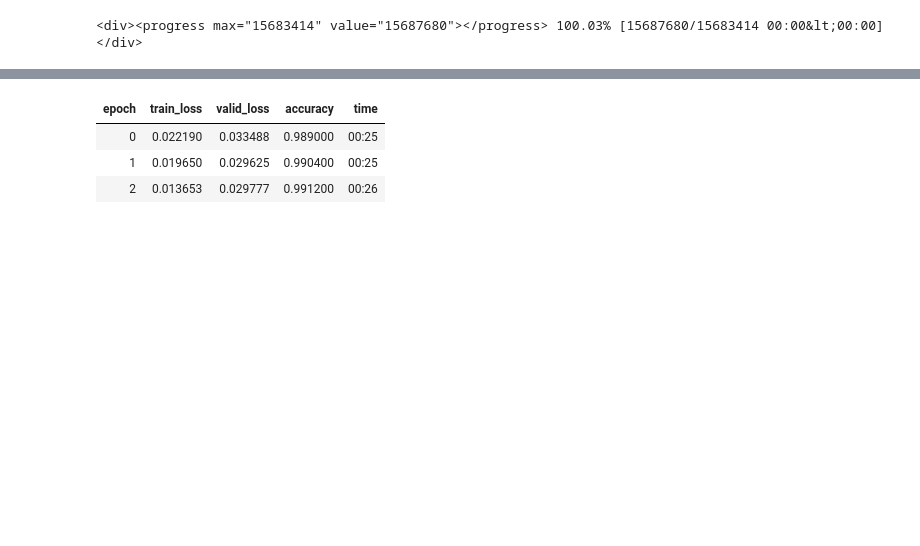
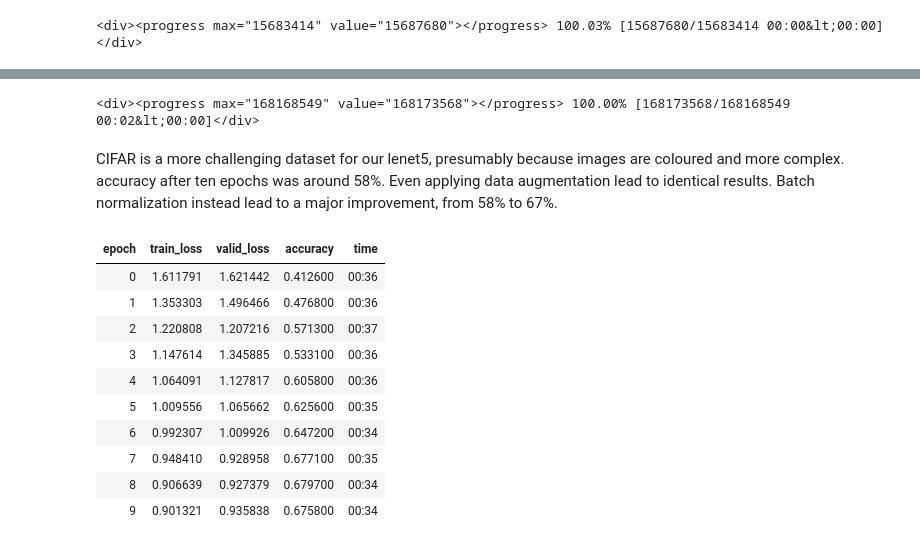
Before and after one commit to Valerio193/FASTAI-EXERCISES, a Jupyter notebook: lenet5.ipynb, the cells around one changed output, grey strips where cells are left out. Cells and saved outputs as stored; diff of their text form; code cells hidden in the pictures; blank space fills up the shorter version.

Commit message:
Kaggle Notebook | LENET5 | Version 6

```diff
--- a/lenet5.ipynb
+++ b/lenet5.ipynb
@@ -18,12 +36,32 @@ torch.Size([64, 1, 32, 32])
+# %%
+path_cifar=untar_data(URLs.CIFAR)
+# %% [output]
+<div><progress max="168168549" value="168173568"></progress> 100.00% [168173568/168168549 00:02&lt;00:00]</div>
+# %%
+dls_cifar=ImageDataLoaders.from_folder(path_cifar,img_cls=PILImage,train='train',valid='test',item_tfms=Resize(32),batch_tfms=aug_transforms(
+
+            mult=0.5,           # overall intensity
+            do_flip=True,       # horizontal flip
+            flip_vert=False,    # vertical flip (usually False for CIFAR)
+            max_rotate=10.0,    # max rotation in degrees
+            max_zoom=1.1,       # max zoom in
+            min_zoom=1.0,       # min zoom (no zoom out)
+            max_lighting=0.2,   # max brightness/contrast change
+            p_affine=0.75,      # probability of applying affine transforms
+            p_lighting=0.75     # probability of applying lighting transforms
+        ))
 # %%
-lenet5=nn.Sequential(
-    nn.Conv2d(1,6,kernel_size=5),
+lenet5_cifar=nn.Sequential(
+    nn.Conv2d(3,6,kernel_size=5),
+    nn.BatchNorm2d(6),
     nn.ReLU(),
     nn.MaxPool2d(2),
     nn.Conv2d(6,16,kernel_size=5),
+    nn.BatchNorm2d(16),
     nn.ReLU(),
     nn.MaxPool2d(2),
     nn.Conv2d(16,120,kernel_size=5),
+    nn.BatchNorm2d(120),
     nn.ReLU(),
     Flatten(),
     nn.Linear(120,84),
@@ -31,13 +69,21 @@ lenet5=nn.Sequential(
     nn.Linear(84,10),
 )
 # %%
-#learn_v=vision_learner(dls,resnet18,pretrained=False,loss_func=F.CrossEntropyLoss)
-learn_net=Learner(dls,opt_func=SGD,model=lenet5,loss_func=nn.CrossEntropyLoss(),metrics=accuracy)
+learn_net_cifar=Learner(dls_cifar,opt_func=SGD,model=lenet5_cifar,loss_func=nn.CrossEntropyLoss(),metrics=accuracy)
+# %% [markdown]
+CIFAR is a more challenging dataset for our lenet5, presumably because images are coloured and more complex.  accuracy after ten epochs was around 58%. Even applying data augmentation lead to identical results. Batch normalization instead lead to a major improvement, from 58% to 67%.
 # %%
-lr=0.1
-learn_net.fit(3,0.1)
+lr=0.01
+learn_net_cifar.fit_one_cycle(10,0.1)
 # %% [output]
 | epoch | train_loss | valid_loss | accuracy | time |
-| 0 | 0.022190 | 0.033488 | 0.989000 | 00:25 |
-| 1 | 0.019650 | 0.029625 | 0.990400 | 00:25 |
-| 2 | 0.013653 | 0.029777 | 0.991200 | 00:26 |
+| 0 | 1.611791 | 1.621442 | 0.412600 | 00:36 |
+| 1 | 1.353303 | 1.496466 | 0.476800 | 00:36 |
+| 2 | 1.220808 | 1.207216 | 0.571300 | 00:37 |
+| 3 | 1.147614 | 1.345885 | 0.533100 | 00:36 |
+| 4 | 1.064091 | 1.127817 | 0.605800 | 00:36 |
+| 5 | 1.009556 | 1.065662 | 0.625600 | 00:35 |
+| 6 | 0.992307 | 1.009926 | 0.647200 | 00:34 |
+| 7 | 0.948410 | 0.928958 | 0.677100 | 00:35 |
+| 8 | 0.906639 | 0.927379 | 0.679700 | 00:34 |
+| 9 | 0.901321 | 0.935838 | 0.675800 | 00:34 |
```
Also changed, not shown: parts of 9 cells of this notebook.
